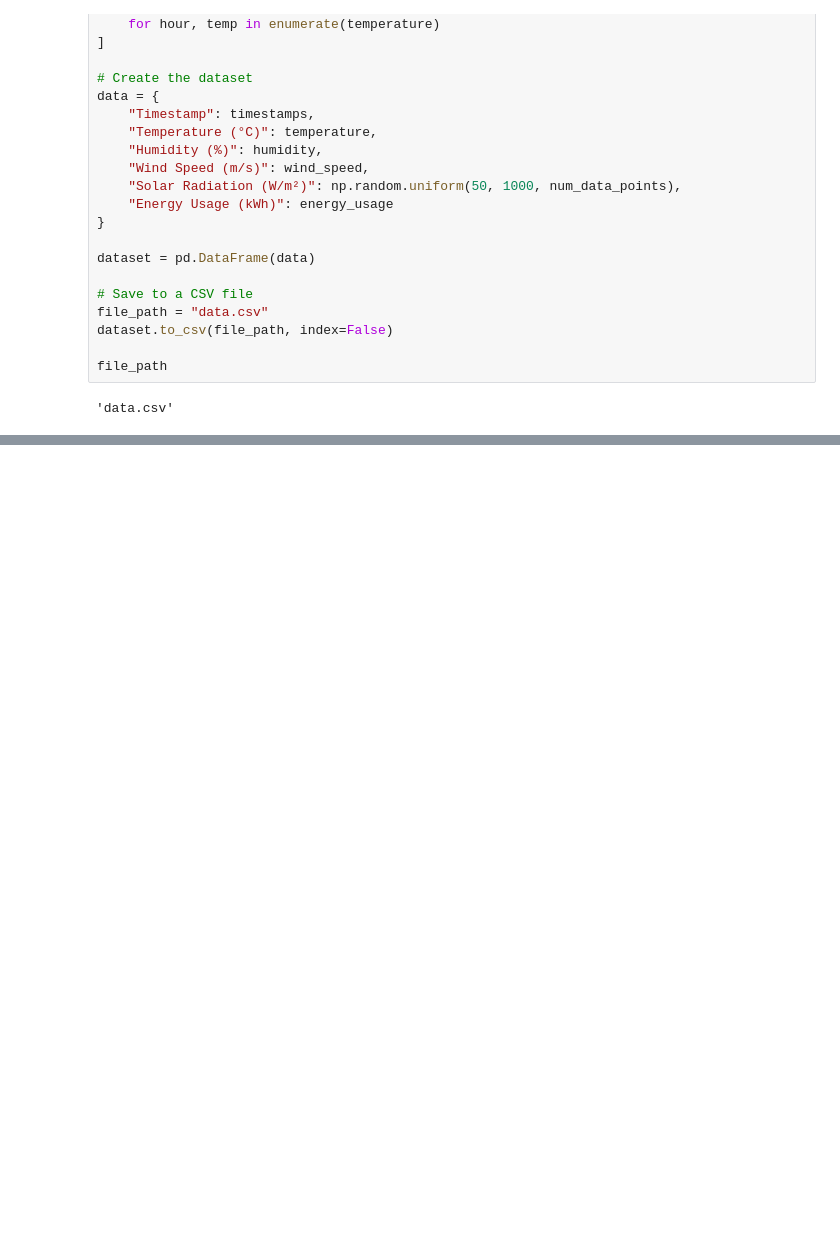
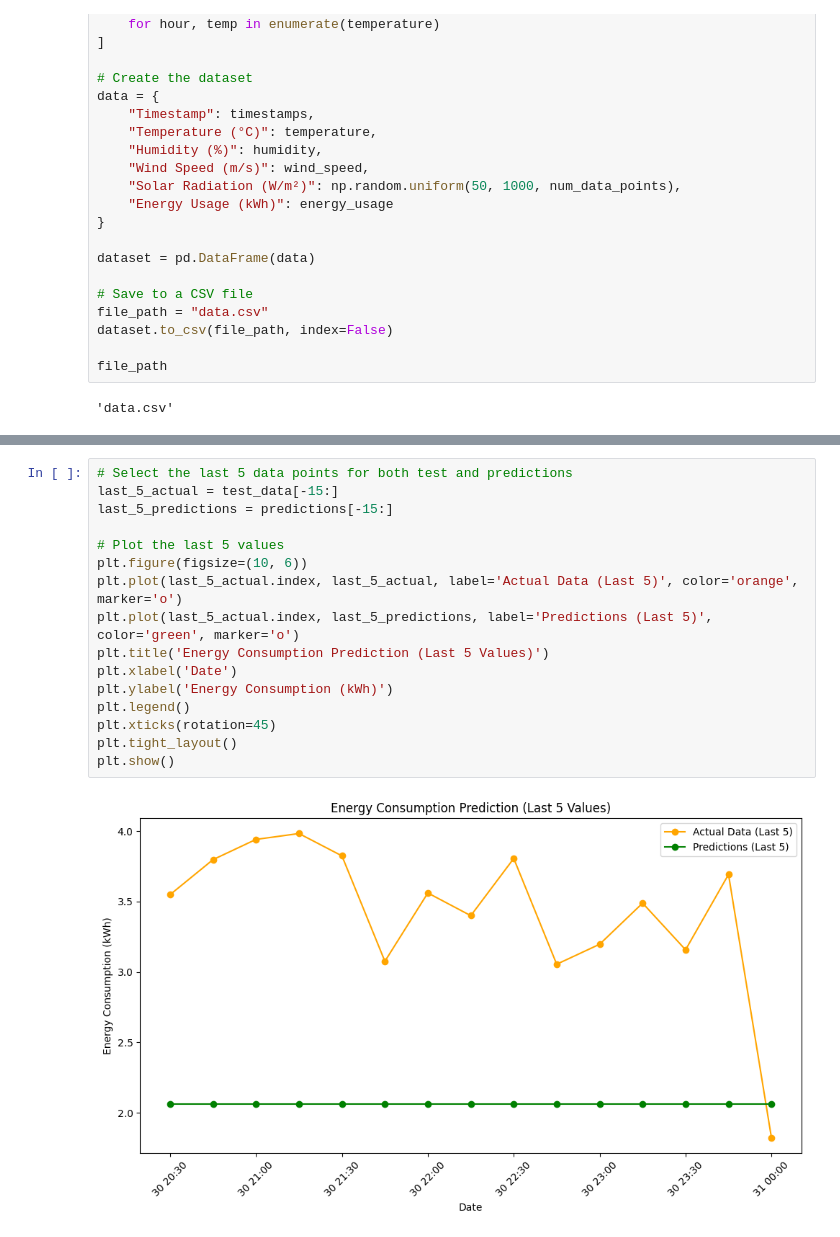
Before and after one commit to Cygnys/jsw-energy, a Jupyter notebook: model/energy.ipynb, the cells around one changed output, grey strips where cells are left out. Cells and saved outputs as stored; diff of their text form; blank space fills up the shorter version.

```diff
--- a/model/energy.ipynb
+++ b/model/energy.ipynb
@@ -478,0 +313,18 @@ Polynomial Ridge Regression -> MSE: 116.60, R²: 0.73
+# %%
+# Select the last 5 data points for both test and predictions
+last_5_actual = test_data[-15:]
+last_5_predictions = predictions[-15:]
+
+# Plot the last 5 values
+plt.figure(figsize=(10, 6))
+plt.plot(last_5_actual.index, last_5_actual, label='Actual Data (Last 5)', color='orange', marker='o')
+plt.plot(last_5_actual.index, last_5_predictions, label='Predictions (Last 5)', color='green', marker='o')
+plt.title('Energy Consumption Prediction (Last 5 Values)')
+plt.xlabel('Date')
+plt.ylabel('Energy Consumption (kWh)')
+plt.legend()
+plt.xticks(rotation=45)
+plt.tight_layout()
+plt.show()
+# %% [output]
+[figure, added]
```
Also changed, not shown: parts of 14 cells of this notebook, 5 other files.
